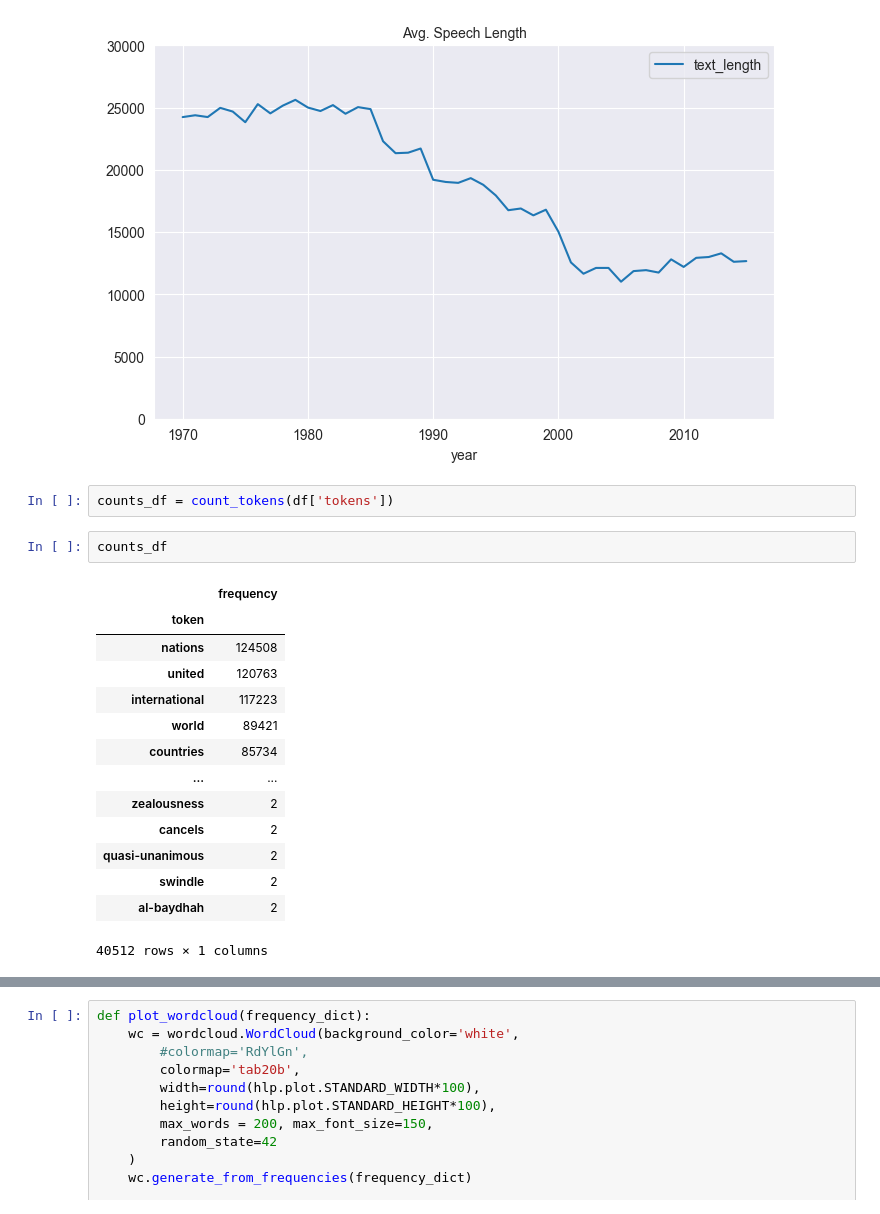
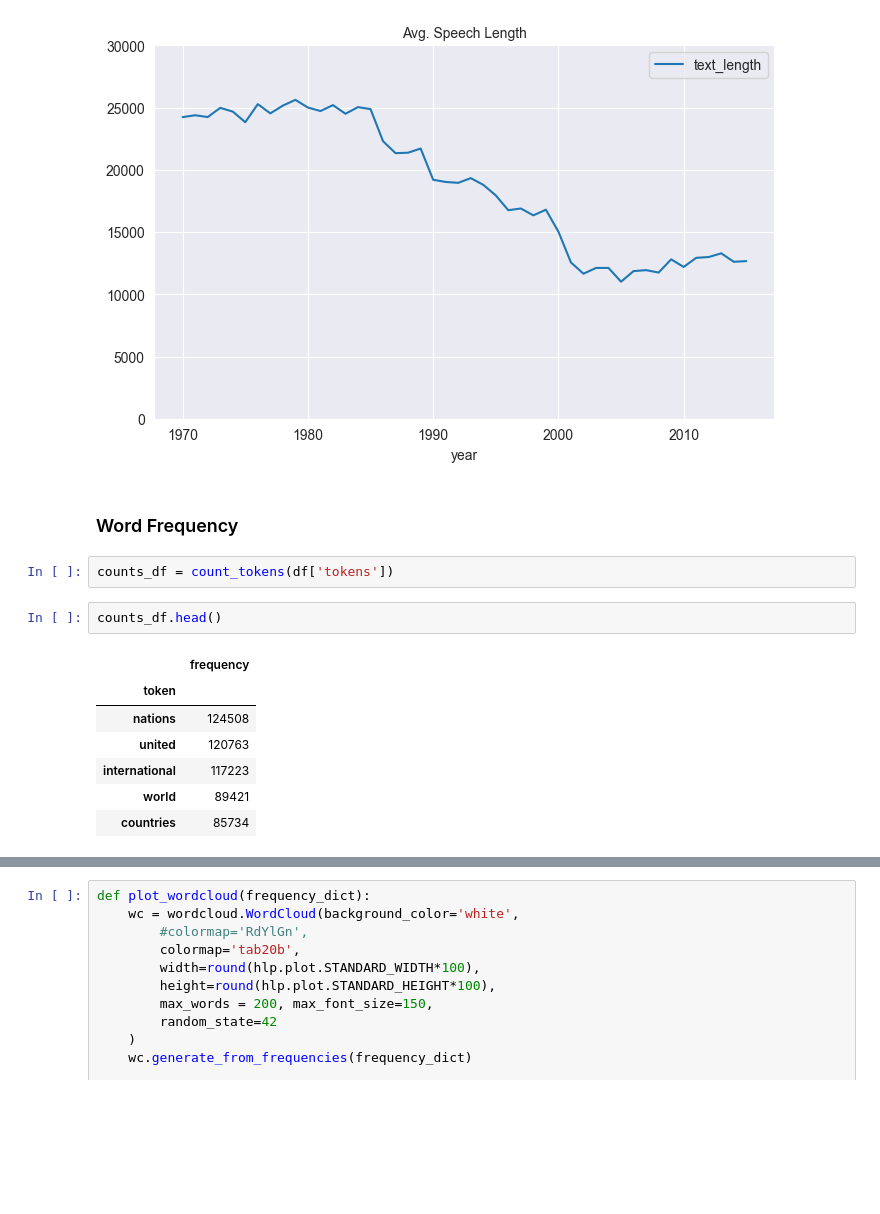
Before and after one commit to shane-kercheval/nlp-template, a Jupyter notebook: source/executables/text_eda.ipynb, the cells around one changed output, grey strips where cells are left out. Saved outputs shown, nothing was run; the diff lists cells and outputs as text; blank space fills up the shorter version.

```diff
--- a/source/executables/text_eda.ipynb
+++ b/source/executables/text_eda.ipynb
@@ -144,22 +144,17 @@ df.groupby('year').agg({'text_length': 'mean'}) \
   .plot(title="Avg. Speech Length", ylim=(0,30000));
 # %% [output]
 [figure]
+# %% [markdown]
+### Word Frequency
 # %%
 counts_df = count_tokens(df['tokens'])
 # %%
-counts_df
+counts_df.head()
 # %% [output]
 |  | frequency |
 | token |  |
 | nations | 124508 |
 | united | 120763 |
 | international | 117223 |
 | world | 89421 |
 | countries | 85734 |
-| ... | ... |
-| zealousness | 2 |
-| cancels | 2 |
-| quasi-unanimous | 2 |
-| swindle | 2 |
-| al-baydhah | 2 |
-40512 rows × 1 columns
```
Also changed, not shown: parts of 9 cells of this notebook.
